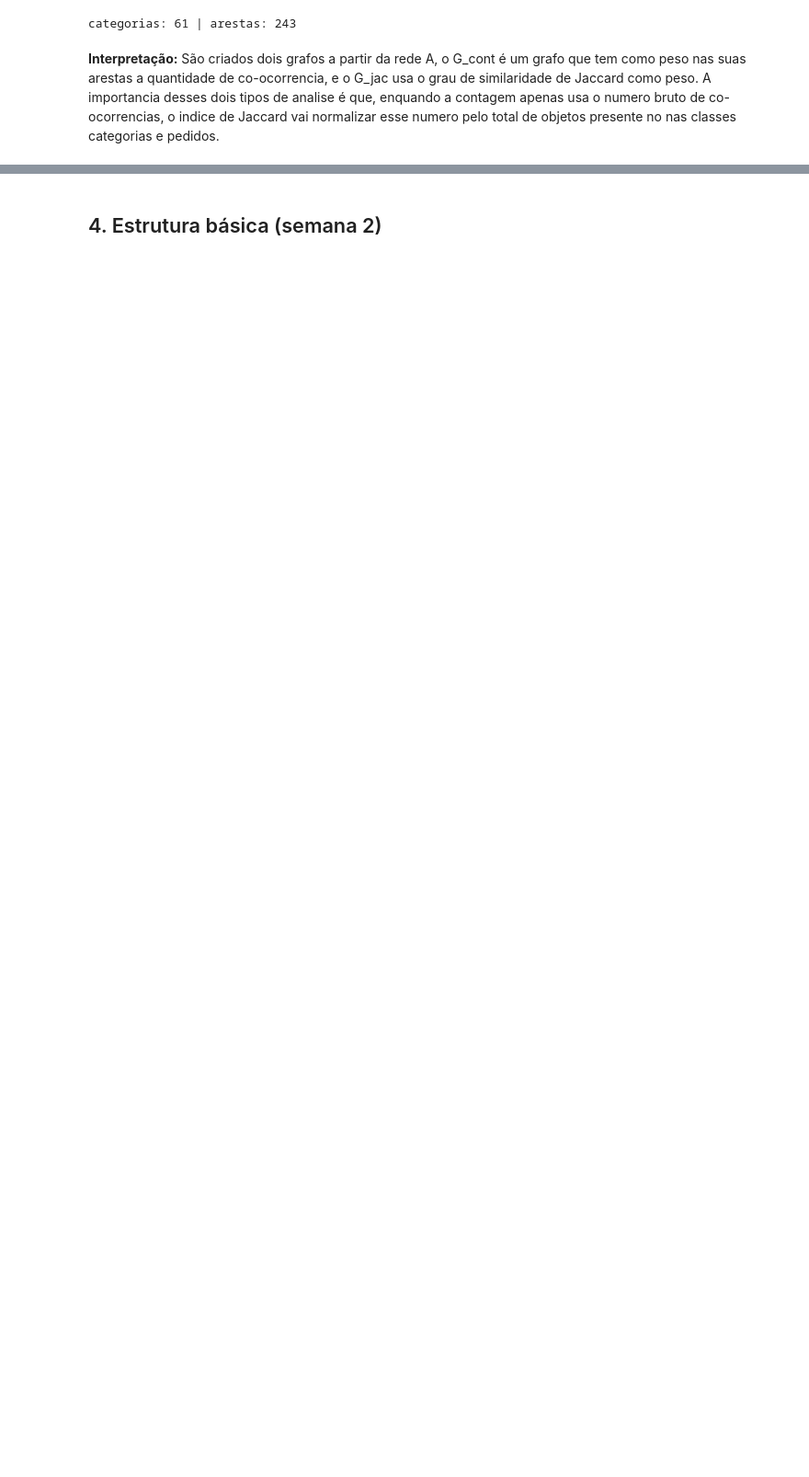
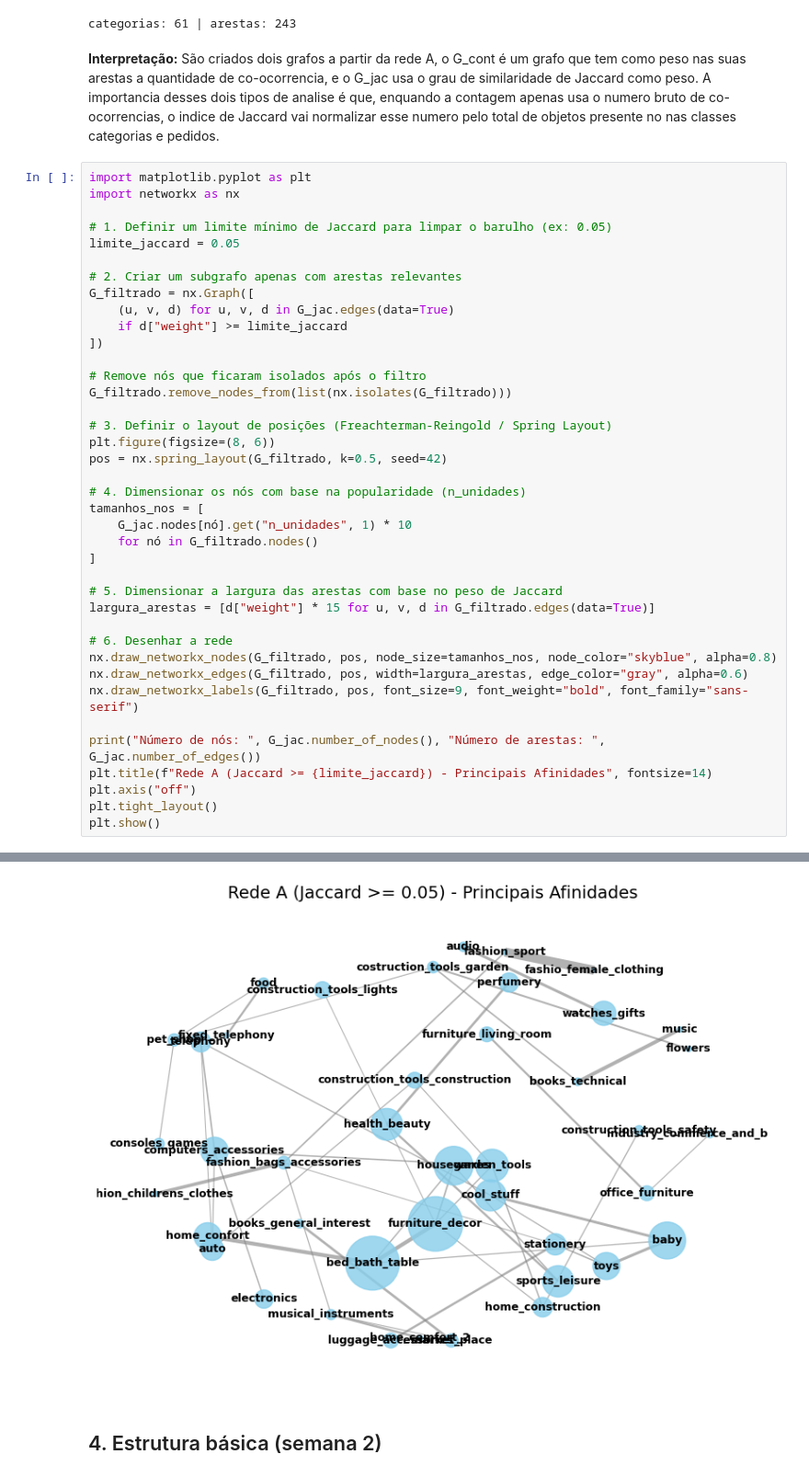
Before and after one commit to dka0086/Analise-de-rede-de-grafos-Olist, a Jupyter notebook: Olist_analise_grafos.ipynb, the cells around one changed output, grey strips where cells are left out. Shown at 92% size. Cells and saved outputs as stored; diff of their text form; blank space fills up the shorter version.

```diff
--- a/Olist_analise_grafos.ipynb
+++ b/Olist_analise_grafos.ipynb
@@ -167,3 +167,43 @@ print("categorias:", G_cont.number_of_nodes(), "| arestas:", G_cont.number_of_ed
 categorias: 61 | arestas: 243
 # %% [markdown]
 **Interpretação:** São criados dois grafos a partir da rede A, o G_cont é um grafo que tem como peso nas suas arestas a quantidade de co-ocorrencia, e o G_jac usa o grau de similaridade de Jaccard como peso. A importancia desses dois tipos de analise é que, enquando a contagem apenas usa o numero bruto de co-ocorrencias, o indice de Jaccard vai normalizar esse numero pelo total de objetos presente no nas classes categorias e pedidos.
+# %%
+import matplotlib.pyplot as plt
+import networkx as nx
+
+# 1. Definir um limite mínimo de Jaccard para limpar o barulho (ex: 0.05)
+limite_jaccard = 0.05
+
+# 2. Criar um subgrafo apenas com arestas relevantes
+G_filtrado = nx.Graph([
+    (u, v, d) for u, v, d in G_jac.edges(data=True)
+    if d["weight"] >= limite_jaccard
+])
+
+# Remove nós que ficaram isolados após o filtro
+G_filtrado.remove_nodes_from(list(nx.isolates(G_filtrado)))
+
+# 3. Definir o layout de posições (Freachterman-Reingold / Spring Layout)
+plt.figure(figsize=(8, 6))
+pos = nx.spring_layout(G_filtrado, k=0.5, seed=42)
+
+# 4. Dimensionar os nós com base na popularidade (n_unidades)
+tamanhos_nos = [
+    G_jac.nodes[nó].get("n_unidades", 1) * 10
+    for nó in G_filtrado.nodes()
+]
+
+# 5. Dimensionar a largura das arestas com base no peso de Jaccard
+largura_arestas = [d["weight"] * 15 for u, v, d in G_filtrado.edges(data=True)]
+
+# 6. Desenhar a rede
+nx.draw_networkx_nodes(G_filtrado, pos, node_size=tamanhos_nos, node_color="skyblue", alpha=0.8)
+nx.draw_networkx_edges(G_filtrado, pos, width=largura_arestas, edge_color="gray", alpha=0.6)
+nx.draw_networkx_labels(G_filtrado, pos, font_size=9, font_weight="bold", font_family="sans-serif")
+
+print("Número de nós: ", G_jac.number_of_nodes(), "Número de arestas: ", G_jac.number_of_edges())
+plt.title(f"Rede A (Jaccard >= {limite_jaccard}) - Principais Afinidades", fontsize=14)
+plt.axis("off")
+plt.tight_layout()
+plt.show()
+# %% [output]
@@ -170,3 +211,4 @@ categorias: 61 | arestas: 243
+[figure, added]
 # %% [markdown]
 ## 4. Estrutura básica (semana 2)
 # %%
```
Also changed, not shown: parts of 11 cells of this notebook.
